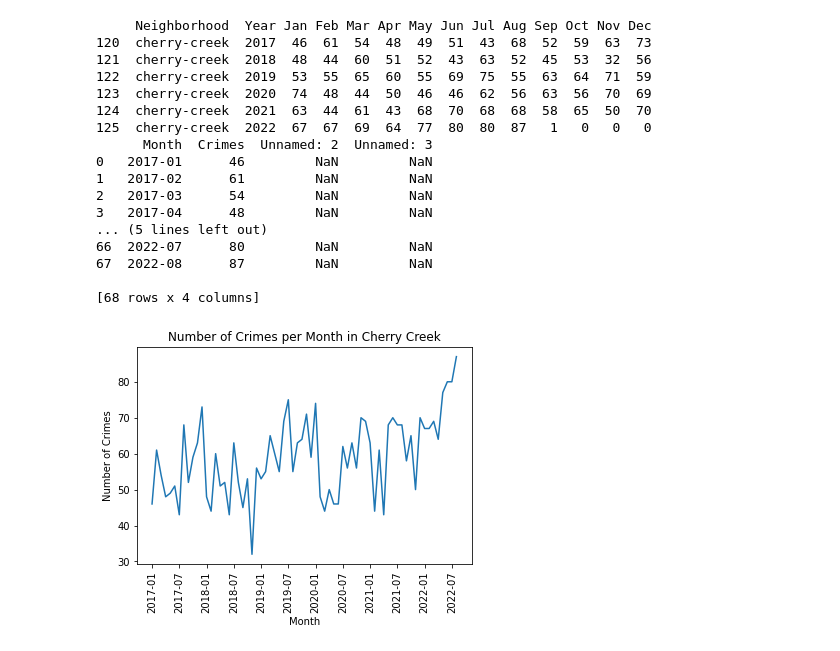
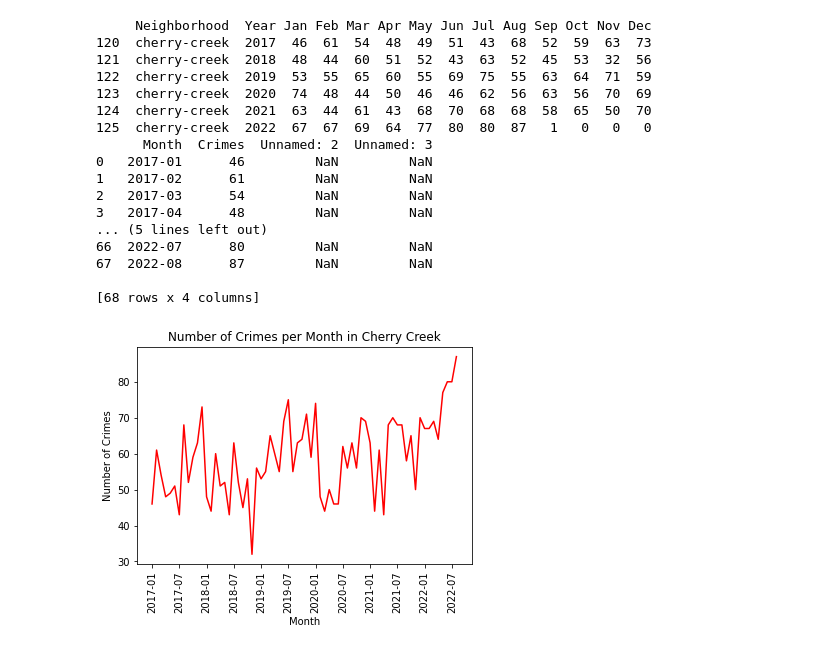
Before and after one commit to fifo1175/Data-Mining-Project, a Jupyter notebook: Denver Crime Data/Pandas_Scripts/2017-2022_crime.ipynb, the cells around one changed output. Cells and saved outputs as stored; diff of their text form; code cells hidden in the pictures.

Commit message:
cherry creek housing

```diff
--- a/Denver Crime Data/Pandas_Scripts/2017-2022_crime.ipynb
+++ b/Denver Crime Data/Pandas_Scripts/2017-2022_crime.ipynb
@@ -44,8 +44,8 @@ df3['Month'] = df3['Month'].dt.strftime('%Y-%m')
 # 8. Go back to Home on the top and click the arrow next to Paste, choose Transpose (the one with the arrows)
 # 9. Repeat for all years
 
-# read in the crime_months.csv when done
-df4 = pd.read_csv('crime_months.csv')
+# read in the csv when done
+df4 = pd.read_csv('crime_months_cherry-creek.csv')
 
 # check the data
 
@@ -56,32 +56,32 @@ df4 = df4.iloc[0:68]
 print(df4)
 
 
 # create a plot for the number of crimes per month from 2017-2022
-plt.plot(df4['Month'], df4['Crimes'])
+plt.plot(df4['Month'], df4['Crimes'], color='red')
 plt.xticks(rotation=90)
 plt.title('Number of Crimes per Month in Cherry Creek')
 # make the x labels every 6 months
 plt.xticks(np.arange(0, 69, 6))
 plt.xlabel('Month')
 plt.ylabel('Number of Crimes')
 
 plt.show()
 # %% [output]
      Neighborhood  Year Jan Feb Mar Apr May Jun Jul Aug Sep Oct Nov Dec
 120  cherry-creek  2017  46  61  54  48  49  51  43  68  52  59  63  73
 121  cherry-creek  2018  48  44  60  51  52  43  63  52  45  53  32  56
 122  cherry-creek  2019  53  55  65  60  55  69  75  55  63  64  71  59
 123  cherry-creek  2020  74  48  44  50  46  46  62  56  63  56  70  69
 124  cherry-creek  2021  63  44  61  43  68  70  68  68  58  65  50  70
 125  cherry-creek  2022  67  67  69  64  77  80  80  87   1   0   0   0
       Month  Crimes  Unnamed: 2  Unnamed: 3
 0   2017-01      46         NaN         NaN
 1   2017-02      61         NaN         NaN
 2   2017-03      54         NaN         NaN
 3   2017-04      48         NaN         NaN
 ... (5 lines left out)
 66  2022-07      80         NaN         NaN
 67  2022-08      87         NaN         NaN
 
 [68 rows x 4 columns]
-[figure, old version]
+[figure, new version]
```
Also changed, not shown: parts of 1 cell of this notebook, 2 other files.
